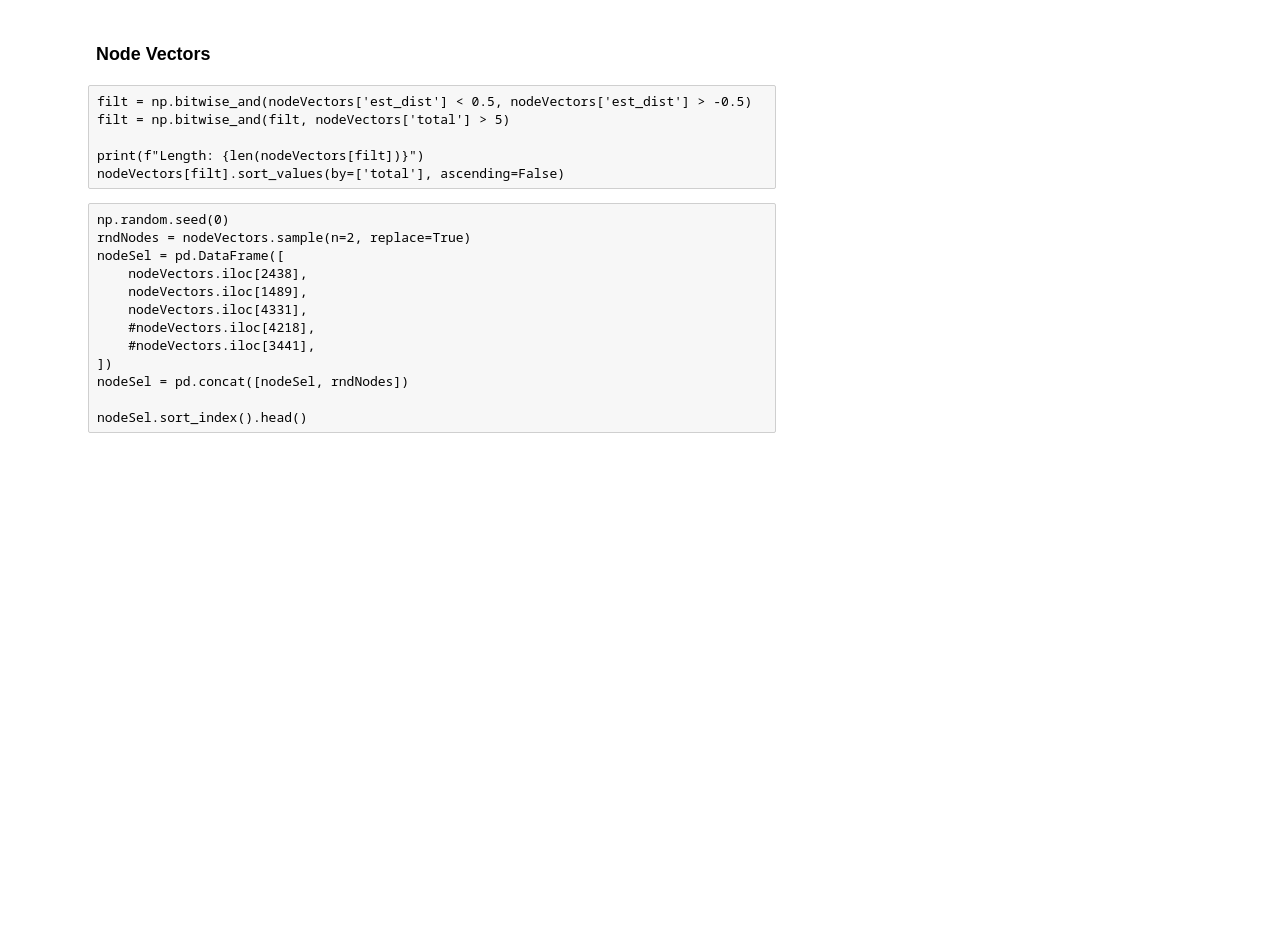
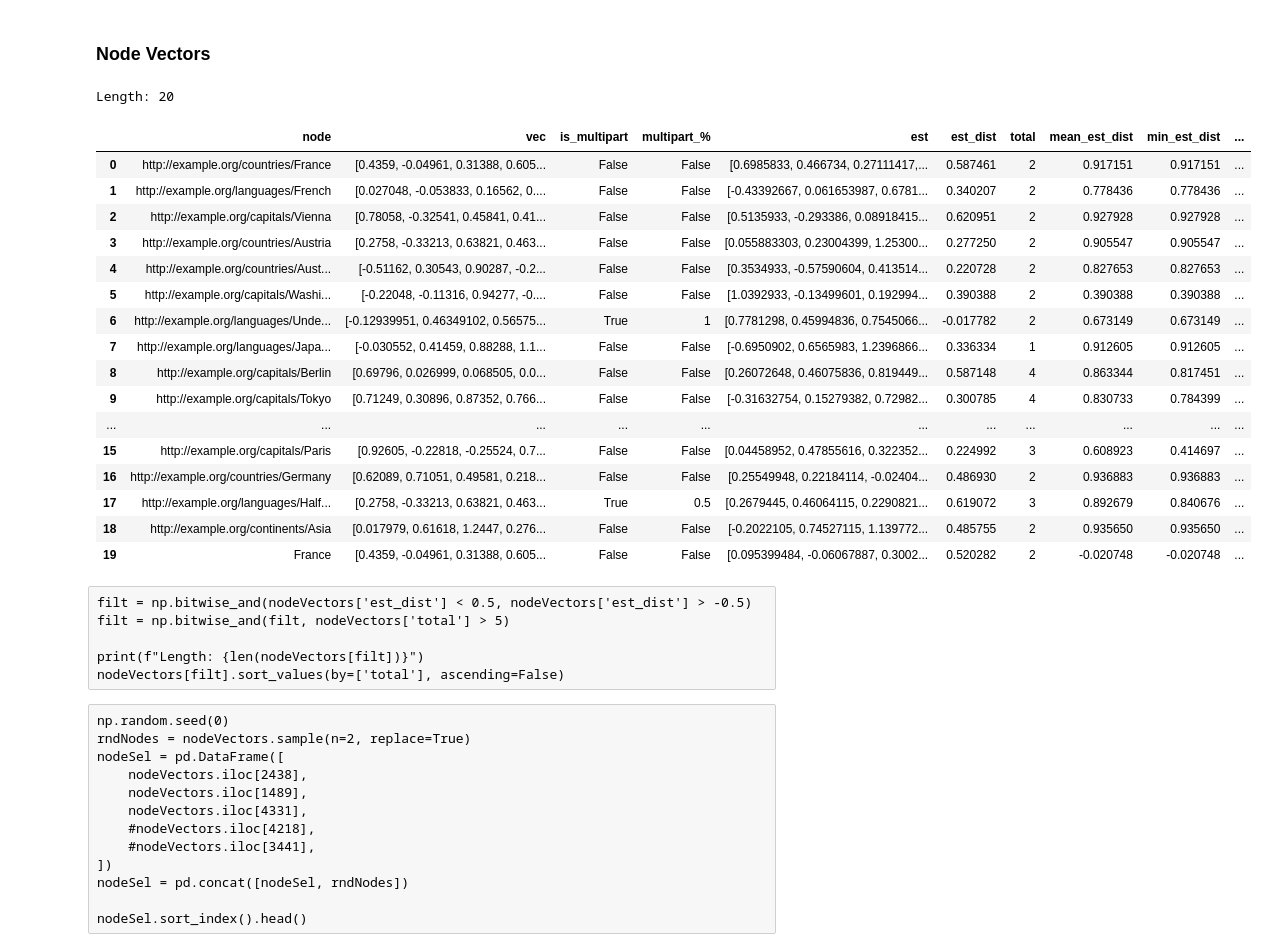
Before and after one commit to Malspherus/AmbiVec, a Jupyter notebook: main.ipynb, the cells around one changed output. Drawn from its saved outputs; the diff is of its cells as text; code cells hidden in the pictures; blank space fills up the shorter version.

```diff
--- a/main.ipynb
+++ b/main.ipynb
@@ -630,7 +645,26 @@ fullVectors[fullVectors['is_zero_vector_relation'] == True].head(2)
 ### Node Vectors
 # %%
 print(f"Length: {len(nodeVectors)}")
-nodeVectors.head()
+nodeVectors.head(20)
+# %% [output]
+Length: 20
+|  | node | vec | is_multipart | multipart_% | est | est_dist | total | mean_est_dist | min_est_dist | ... |
+| 0 | http://example.org/countries/France | [0.4359, -0.04961, 0.31388, 0.605... | False | False | [0.6985833, 0.466734, 0.27111417,... | 0.587461 | 2 | 0.917151 | 0.917151 | ... |
+| 1 | http://example.org/languages/French | [0.027048, -0.053833, 0.16562, 0.... | False | False | [-0.43392667, 0.061653987, 0.6781... | 0.340207 | 2 | 0.778436 | 0.778436 | ... |
+| 2 | http://example.org/capitals/Vienna | [0.78058, -0.32541, 0.45841, 0.41... | False | False | [0.5135933, -0.293386, 0.08918415... | 0.620951 | 2 | 0.927928 | 0.927928 | ... |
+| 3 | http://example.org/countries/Austria | [0.2758, -0.33213, 0.63821, 0.463... | False | False | [0.055883303, 0.23004399, 1.25300... | 0.277250 | 2 | 0.905547 | 0.905547 | ... |
+| 4 | http://example.org/countries/Aust... | [-0.51162, 0.30543, 0.90287, -0.2... | False | False | [0.3534933, -0.57590604, 0.413514... | 0.220728 | 2 | 0.827653 | 0.827653 | ... |
+| 5 | http://example.org/capitals/Washi... | [-0.22048, -0.11316, 0.94277, -0.... | False | False | [1.0392933, -0.13499601, 0.192994... | 0.390388 | 2 | 0.390388 | 0.390388 | ... |
+| 6 | http://example.org/languages/Unde... | [-0.12939951, 0.46349102, 0.56575... | True | 1 | [0.7781298, 0.45994836, 0.7545066... | -0.017782 | 2 | 0.673149 | 0.673149 | ... |
+| 7 | http://example.org/languages/Japa... | [-0.030552, 0.41459, 0.88288, 1.1... | False | False | [-0.6950902, 0.6565983, 1.2396866... | 0.336334 | 1 | 0.912605 | 0.912605 | ... |
+| 8 | http://example.org/capitals/Berlin | [0.69796, 0.026999, 0.068505, 0.0... | False | False | [0.26072648, 0.46075836, 0.819449... | 0.587148 | 4 | 0.863344 | 0.817451 | ... |
+| 9 | http://example.org/capitals/Tokyo | [0.71249, 0.30896, 0.87352, 0.766... | False | False | [-0.31632754, 0.15279382, 0.72982... | 0.300785 | 4 | 0.830733 | 0.784399 | ... |
+| ... | ... | ... | ... | ... | ... | ... | ... | ... | ... | ... |
+| 15 | http://example.org/capitals/Paris | [0.92605, -0.22818, -0.25524, 0.7... | False | False | [0.04458952, 0.47855616, 0.322352... | 0.224992 | 3 | 0.608923 | 0.414697 | ... |
+| 16 | http://example.org/countries/Germany | [0.62089, 0.71051, 0.49581, 0.218... | False | False | [0.25549948, 0.22184114, -0.02404... | 0.486930 | 2 | 0.936883 | 0.936883 | ... |
+| 17 | http://example.org/languages/Half... | [0.2758, -0.33213, 0.63821, 0.463... | True | 0.5 | [0.2679445, 0.46064115, 0.2290821... | 0.619072 | 3 | 0.892679 | 0.840676 | ... |
+| 18 | http://example.org/continents/Asia | [0.017979, 0.61618, 1.2447, 0.276... | False | False | [-0.2022105, 0.74527115, 1.139772... | 0.485755 | 2 | 0.935650 | 0.935650 | ... |
+| 19 | France | [0.4359, -0.04961, 0.31388, 0.605... | False | False | [0.095399484, -0.06067887, 0.3002... | 0.520282 | 2 | -0.020748 | -0.020748 | ... |
 # %% [raw]
 filt = np.bitwise_and(nodeVectors['est_dist'] < 0.5, nodeVectors['est_dist'] > -0.5)
 filt = np.bitwise_and(filt, nodeVectors['total'] > 5)
```
Also changed, not shown: parts of 16 cells of this notebook.
